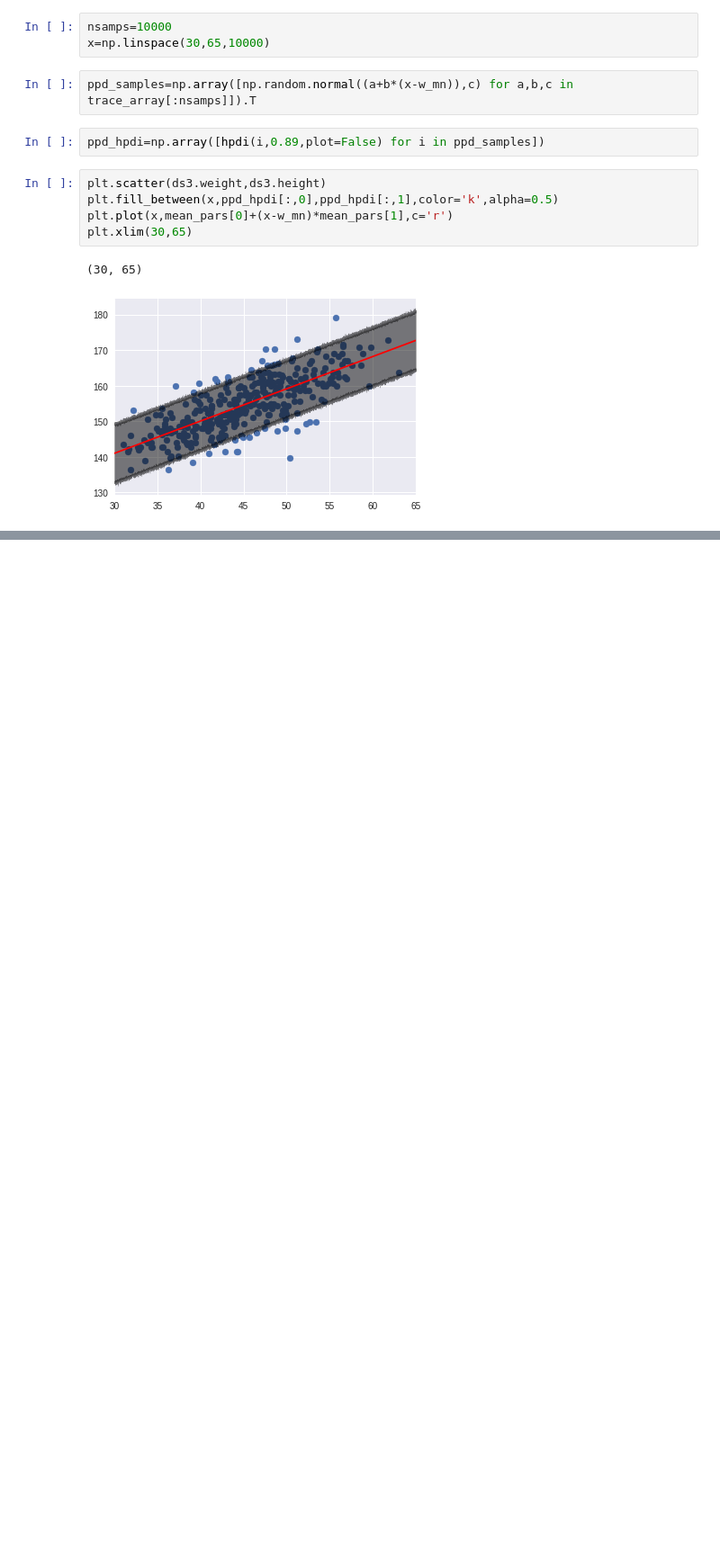
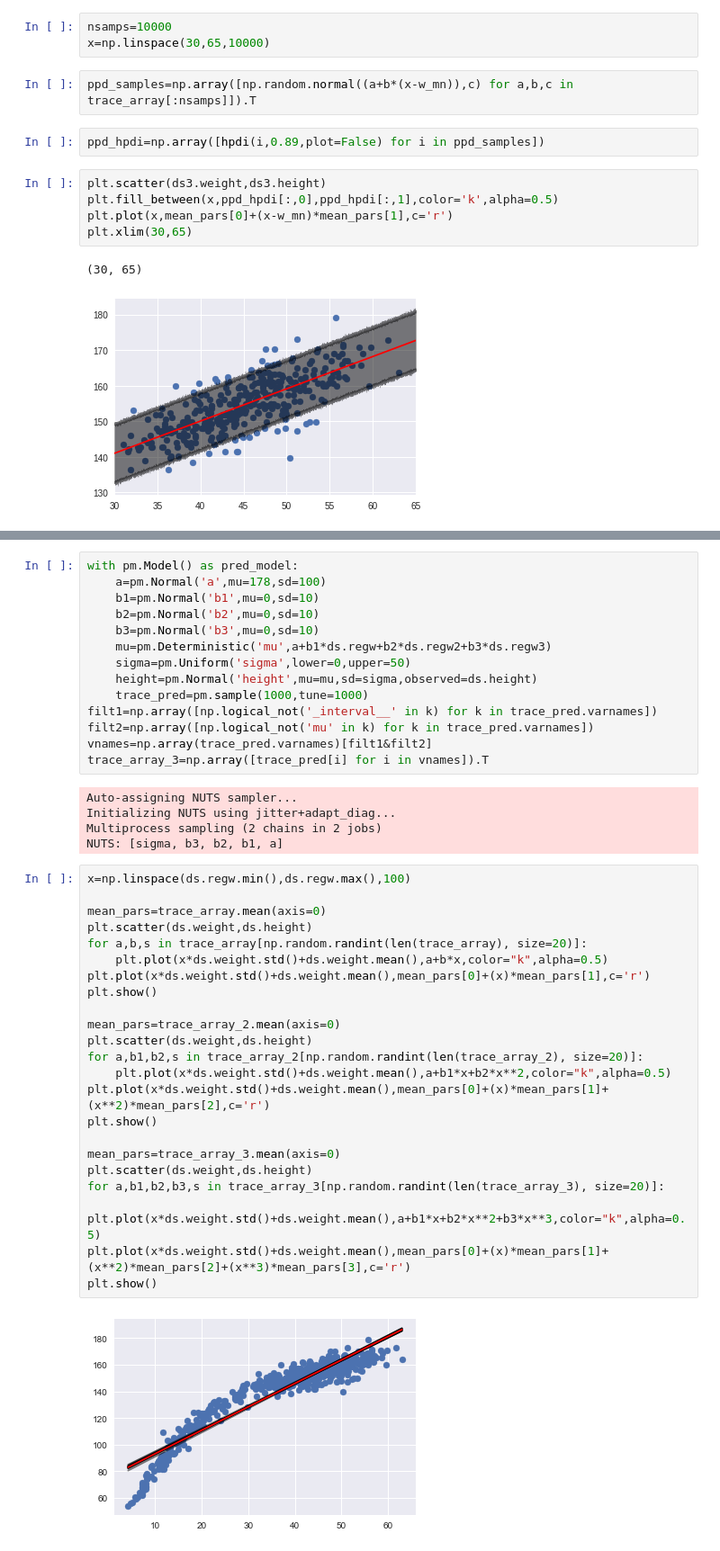
Before and after one commit to saint-germain/marginalization_bayes, a Jupyter notebook: stat_reth_ch4.ipynb, the cells around one changed output, grey strips where cells are left out. Shown at 90% size. Saved outputs shown, nothing was run; the diff lists cells and outputs as text; blank space fills up the shorter version.

```diff
--- a/stat_reth_ch4.ipynb
+++ b/stat_reth_ch4.ipynb
@@ -712,0 +767,44 @@ plt.xlim(30,65)
+# %%
+with pm.Model() as pred_model:
+    a=pm.Normal('a',mu=178,sd=100)
+    b1=pm.Normal('b1',mu=0,sd=10)
+    b2=pm.Normal('b2',mu=0,sd=10)
+    b3=pm.Normal('b3',mu=0,sd=10)
+    mu=pm.Deterministic('mu',a+b1*ds.regw+b2*ds.regw2+b3*ds.regw3)
+    sigma=pm.Uniform('sigma',lower=0,upper=50)
+    height=pm.Normal('height',mu=mu,sd=sigma,observed=ds.height)
+    trace_pred=pm.sample(1000,tune=1000)
+filt1=np.array([np.logical_not('_interval__' in k) for k in trace_pred.varnames])
+filt2=np.array([np.logical_not('mu' in k) for k in trace_pred.varnames])
+vnames=np.array(trace_pred.varnames)[filt1&filt2]
+trace_array_3=np.array([trace_pred[i] for i in vnames]).T
+# %% [output]
+Auto-assigning NUTS sampler...
+Initializing NUTS using jitter+adapt_diag...
+Multiprocess sampling (2 chains in 2 jobs)
+NUTS: [sigma, b3, b2, b1, a]
+# %%
+x=np.linspace(ds.regw.min(),ds.regw.max(),100)
+
+mean_pars=trace_array.mean(axis=0)
+plt.scatter(ds.weight,ds.height)
+for a,b,s in trace_array[np.random.randint(len(trace_array), size=20)]:
+    plt.plot(x*ds.weight.std()+ds.weight.mean(),a+b*x,color="k",alpha=0.5)
+plt.plot(x*ds.weight.std()+ds.weight.mean(),mean_pars[0]+(x)*mean_pars[1],c='r')
+plt.show()
+
+mean_pars=trace_array_2.mean(axis=0)
+plt.scatter(ds.weight,ds.height)
+for a,b1,b2,s in trace_array_2[np.random.randint(len(trace_array_2), size=20)]:
+    plt.plot(x*ds.weight.std()+ds.weight.mean(),a+b1*x+b2*x**2,color="k",alpha=0.5)
+plt.plot(x*ds.weight.std()+ds.weight.mean(),mean_pars[0]+(x)*mean_pars[1]+(x**2)*mean_pars[2],c='r')
+plt.show()
+
+mean_pars=trace_array_3.mean(axis=0)
+plt.scatter(ds.weight,ds.height)
+for a,b1,b2,b3,s in trace_array_3[np.random.randint(len(trace_array_3), size=20)]:
+    plt.plot(x*ds.weight.std()+ds.weight.mean(),a+b1*x+b2*x**2+b3*x**3,color="k",alpha=0.5)
+plt.plot(x*ds.weight.std()+ds.weight.mean(),mean_pars[0]+(x)*mean_pars[1]+(x**2)*mean_pars[2]+(x**3)*mean_pars[3],c='r')
+plt.show()
+# %% [output]
+[figure, added]
```
Also changed, not shown: parts of 10 cells of this notebook, 1 other file.
